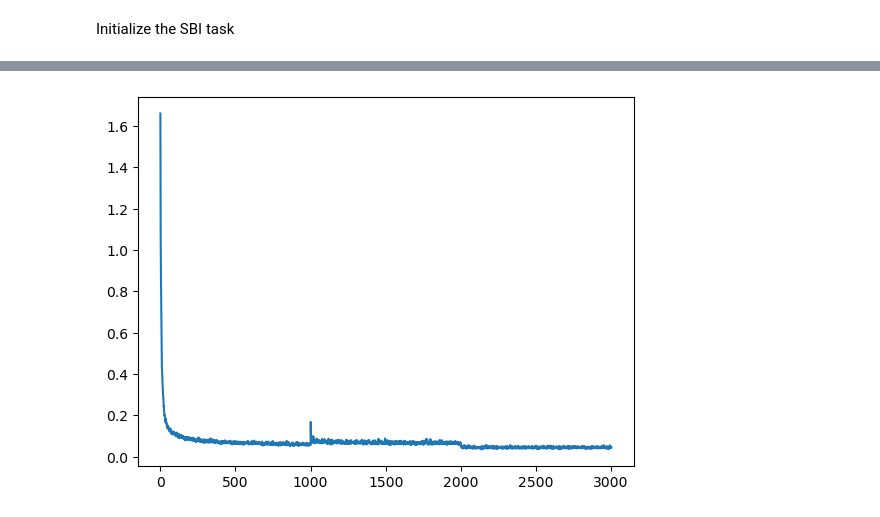
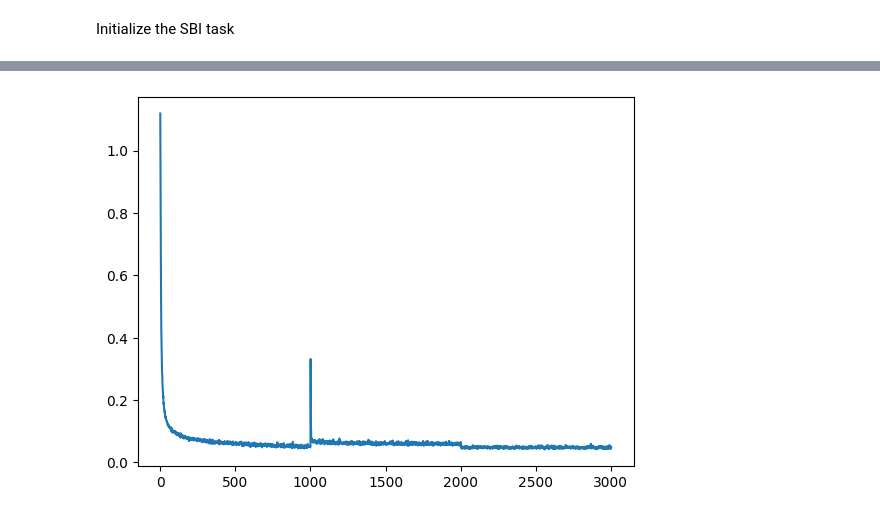
Before and after one commit to nidropakshin2/Sequential-FMPE, a Jupyter notebook: code/notebooks/tutorial.ipynb, the cells around one changed output, grey strips where cells are left out. Cells and saved outputs as stored; diff of their text form; code cells hidden in the pictures.

```diff
--- a/code/notebooks/tutorial.ipynb
+++ b/code/notebooks/tutorial.ipynb
@@ -111,15 +129,15 @@ params.task = task
 params.method = "Truncated"
 params.theta_0 = theta_0
 params.x_0 = x_0
-params.method_params = {'scale': 0.8, 'quantile': 0.8}
+params.method_params = {'scale': 0.8, 'quantile': 0.1}
 
 
 datetime = time.strftime("%Y-%m-%d_%H_%M_%S")
 path = f"./models/SIR_{datetime}.pth.tar.gz"
 
 num_rounds = 3
-sims_per_round = 1000
-sims_per_sample = 5
+sims_per_round = 10000
+sims_per_sample = 1
 epochs = 1000
 show_every = epochs // 10
 
@@ -134,7 +152,7 @@ if train:
                         path=path, epochs=epochs,
                         show_every=show_every,
                         clean_sampling=True, device=device,
-                        batch_size=500, shuffle=True, num_workers=0)
+                        batch_size=1000, shuffle=True, num_workers=0)
    loss = manager.losses
    _, ax = plt.subplots()
    ax.plot(loss)
@@ -161,4 +179,4 @@ else:
-[figure, old version]
+[figure, new version]
 # %%
 # from sbi.inference import SMCABC
 
```
Also changed, not shown: parts of 4 cells of this notebook.
